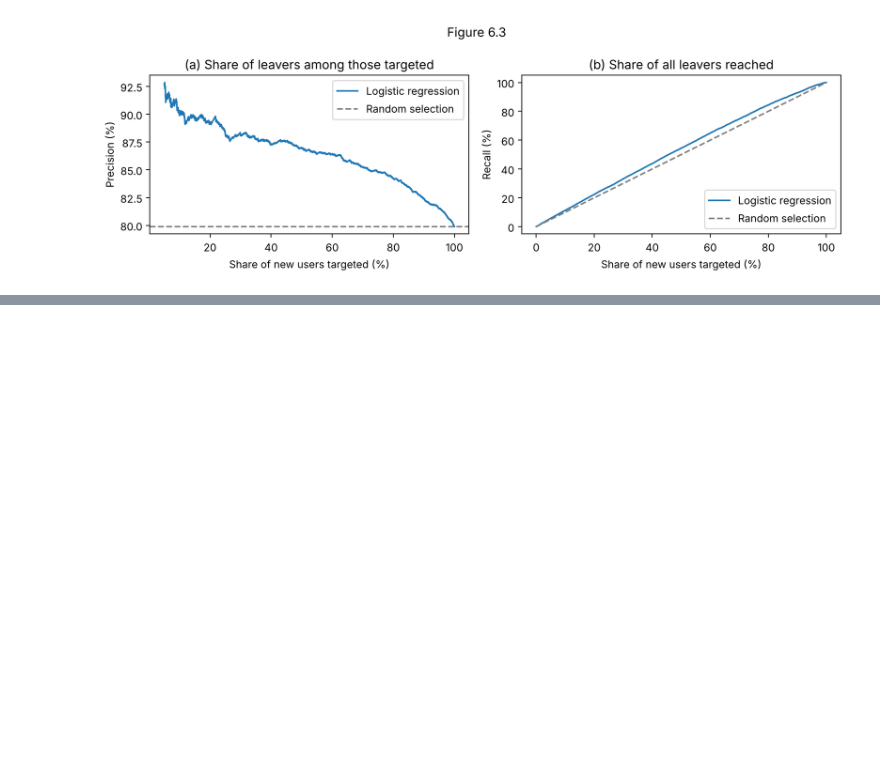
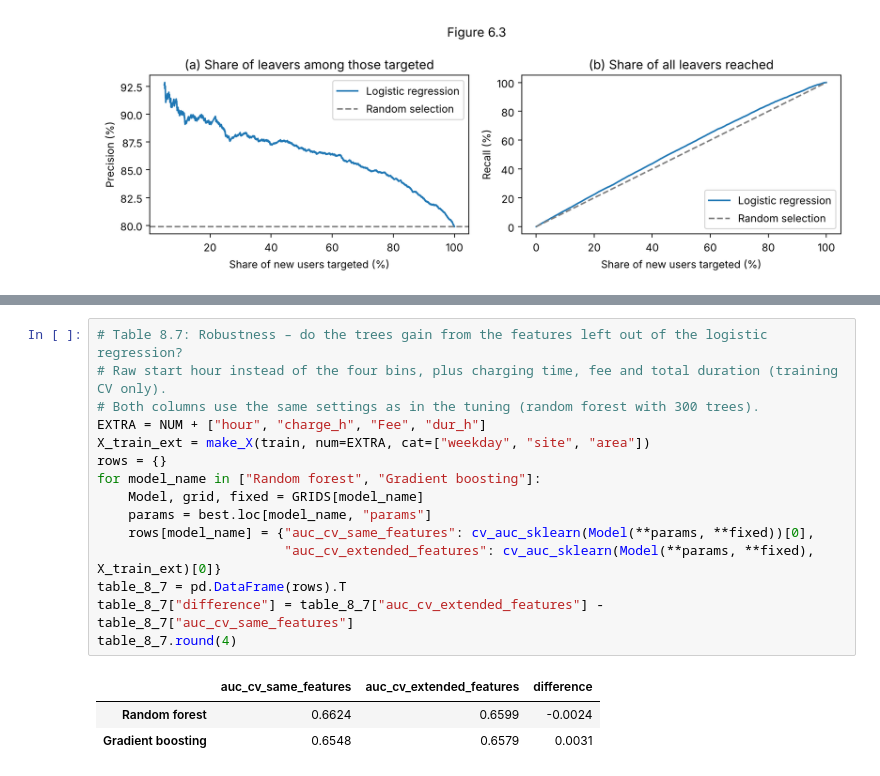
Before and after one commit to AliHoeg/intro_to_ba_project, a Jupyter notebook: exploraroty2.ipynb, the cells around one changed output, grey strips where cells are left out. Drawn from its saved outputs; the diff is of its cells as text; blank space fills up the shorter version.

```diff
--- a/exploraroty2.ipynb
+++ b/exploraroty2.ipynb
@@ -1610,0 +1565,19 @@ plt.show()
+# %%
+# Table 8.7: Robustness – do the trees gain from the features left out of the logistic regression?
+# Raw start hour instead of the four bins, plus charging time, fee and total duration (training CV only).
+# Both columns use the same settings as in the tuning (random forest with 300 trees).
+EXTRA = NUM + ["hour", "charge_h", "Fee", "dur_h"]
+X_train_ext = make_X(train, num=EXTRA, cat=["weekday", "site", "area"])
+rows = {}
+for model_name in ["Random forest", "Gradient boosting"]:
+    Model, grid, fixed = GRIDS[model_name]
+    params = best.loc[model_name, "params"]
+    rows[model_name] = {"auc_cv_same_features": cv_auc_sklearn(Model(**params, **fixed))[0],
+                        "auc_cv_extended_features": cv_auc_sklearn(Model(**params, **fixed), X_train_ext)[0]}
+table_8_7 = pd.DataFrame(rows).T
+table_8_7["difference"] = table_8_7["auc_cv_extended_features"] - table_8_7["auc_cv_same_features"]
+table_8_7.round(4)
+# %% [output]
+|  | auc_cv_same_features | auc_cv_extended_features | difference |
+| Random forest | 0.6624 | 0.6599 | -0.0024 |
+| Gradient boosting | 0.6548 | 0.6579 | 0.0031 |
```
Also changed, not shown: parts of 52 cells of this notebook.
